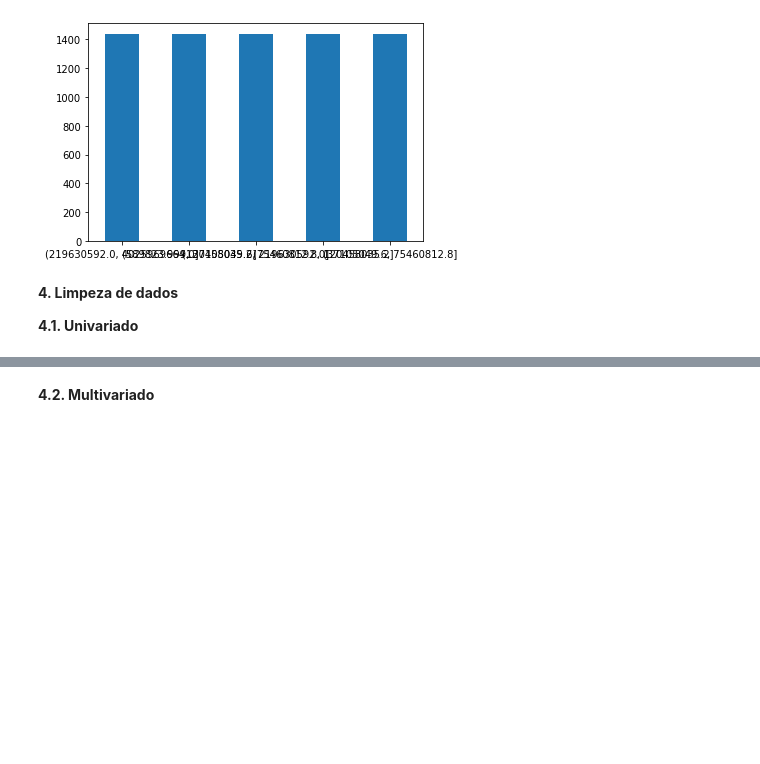
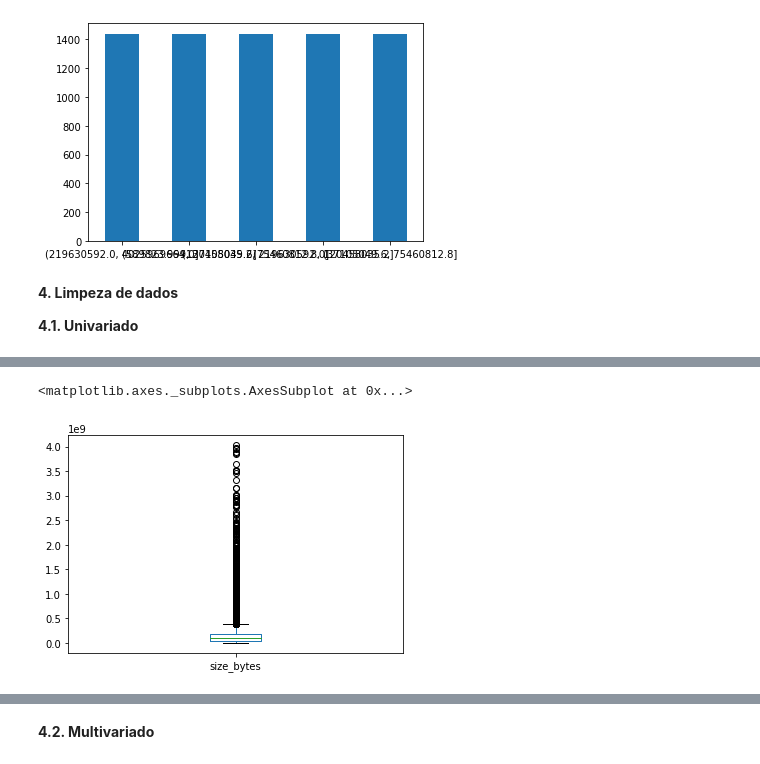
Before and after one commit to pridnt/cesar_engdados, a Jupyter notebook: notebooks/data_analysis.ipynb, the cells around one changed output, grey strips where cells are left out. Saved outputs shown, nothing was run; the diff lists cells and outputs as text; code cells hidden in the pictures; blank space fills up the shorter version.

```diff
--- a/notebooks/data_analysis.ipynb
+++ b/notebooks/data_analysis.ipynb
@@ -250,0 +263,5 @@ counts.plot.bar(rot=0)
+# %%
+df['size_bytes'].plot.box()
+# %% [output]
+<matplotlib.axes._subplots.AxesSubplot at 0x...>
+[figure, added]
```
Also changed, not shown: parts of 8 cells of this notebook.
